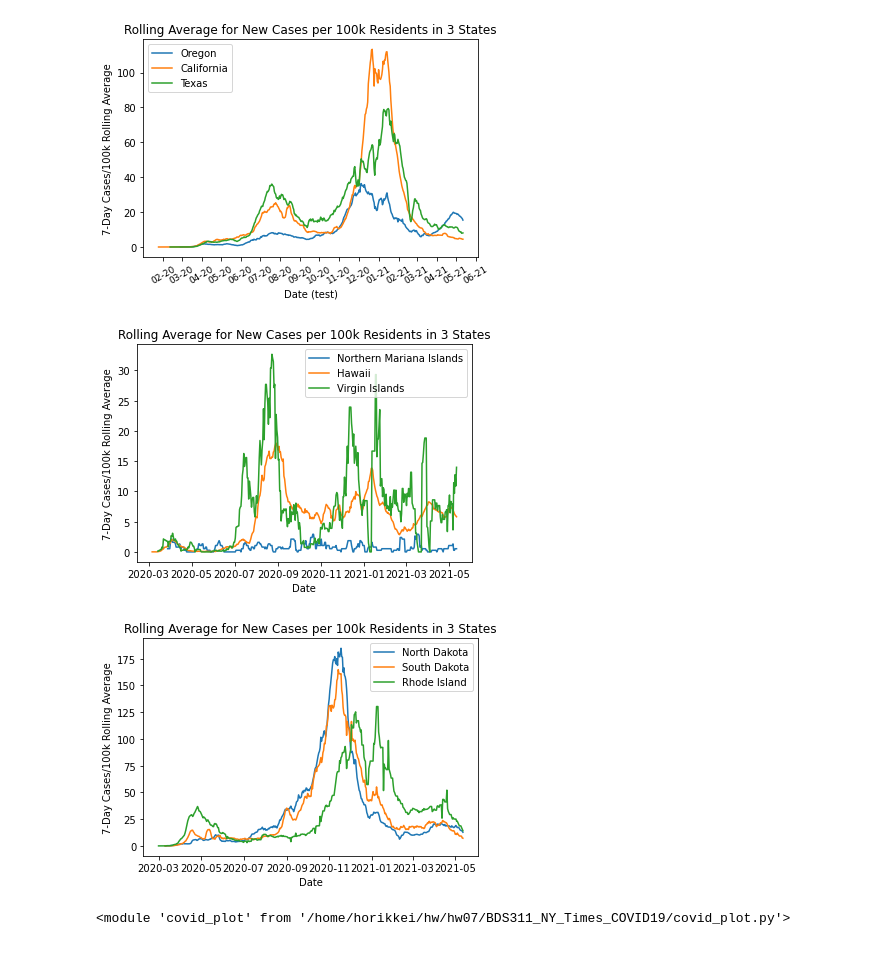
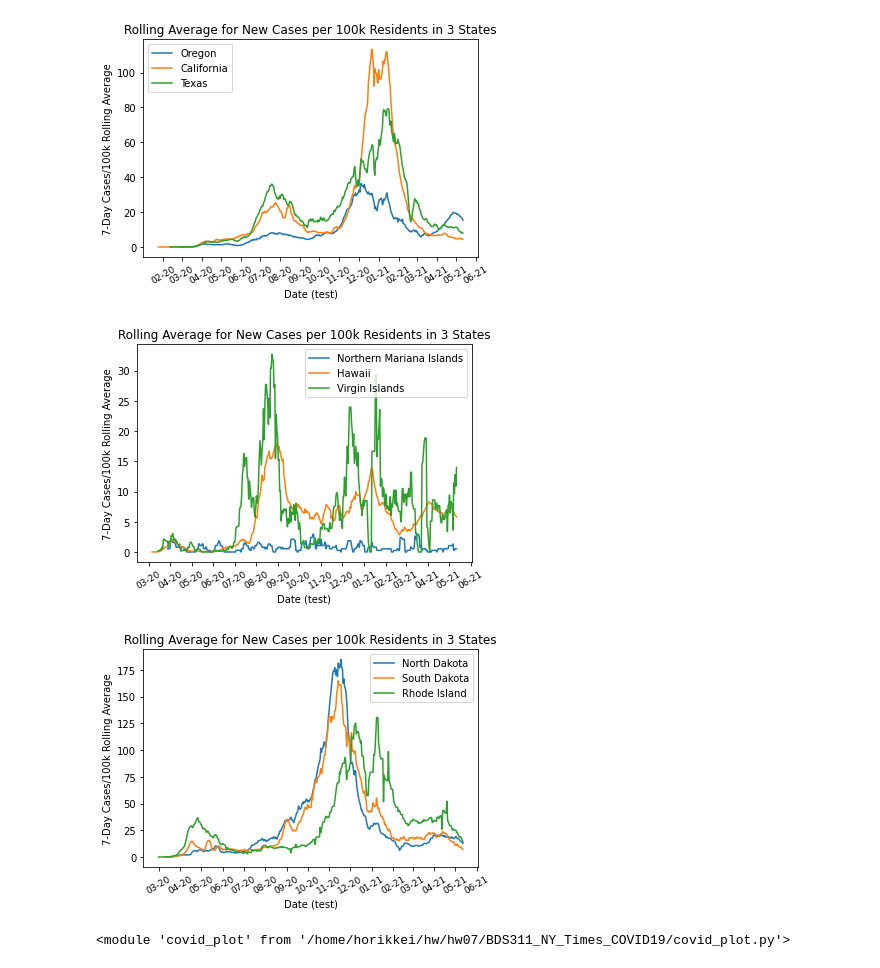
Before and after one commit to AlexSath/BDS311_NY_Times_COVID19, a Jupyter notebook: plotter.ipynb, the cells around one changed output. Cells and saved outputs as stored; diff of their text form; code cells hidden in the pictures.

```diff
--- a/plotter.ipynb
+++ b/plotter.ipynb
@@ -54,12 +54,14 @@ covid_plot.modify_plot(ax)
 [figure]
 # %%
 ax,cr_state=covid_plot.make_plot(df,low_states)
+covid_plot.modify_plot(ax)
 # %% [output]
-[figure, old version]
+[figure, new version]
 # %%
 ax,cr_state=covid_plot.make_plot(df,high_states)
+covid_plot.modify_plot(ax)
 # %% [output]
-[figure, old version]
+[figure, new version]
 # %%
 #to reload covid_plot.py
 import importlib
```
Also changed, not shown: 1 other file.
